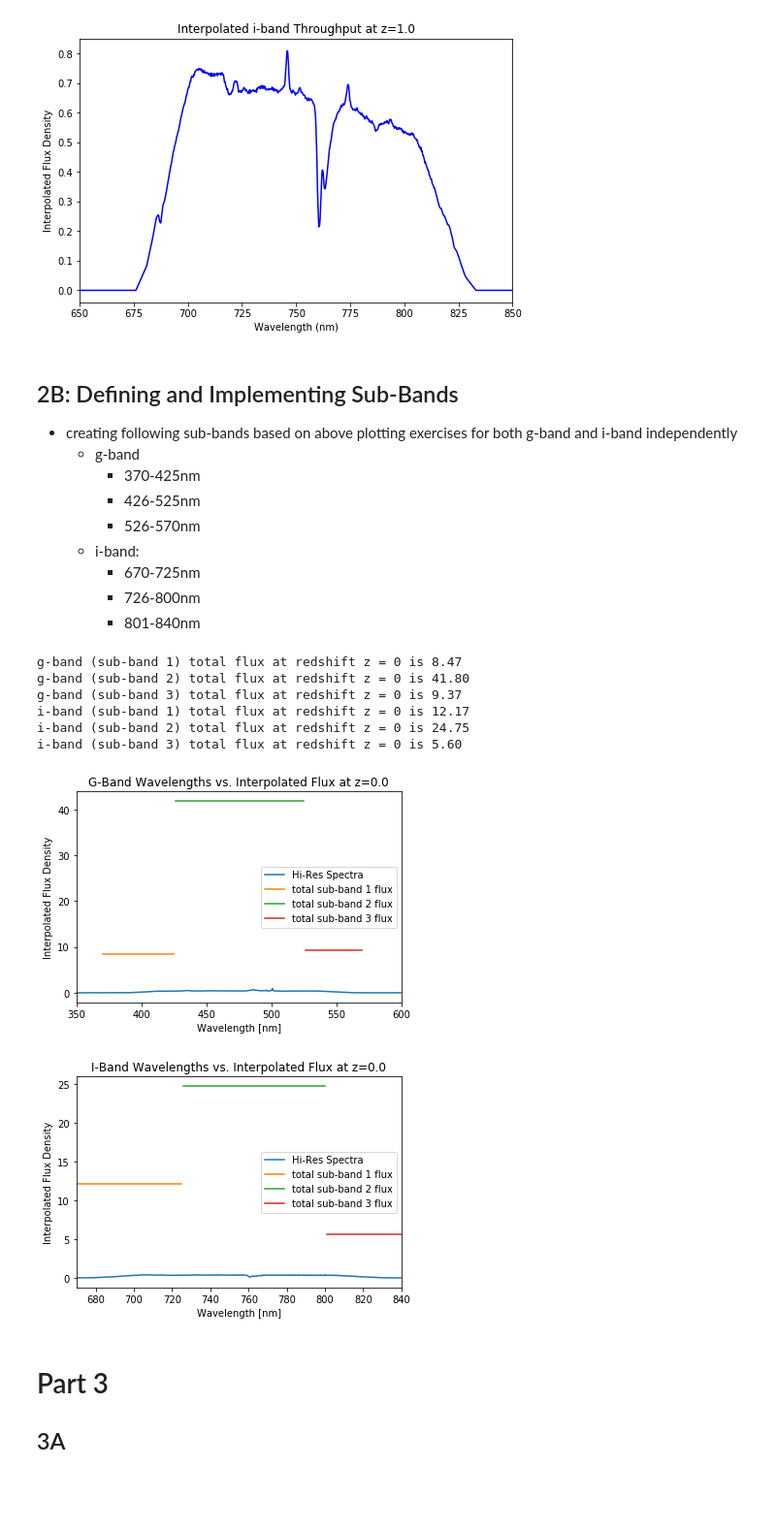
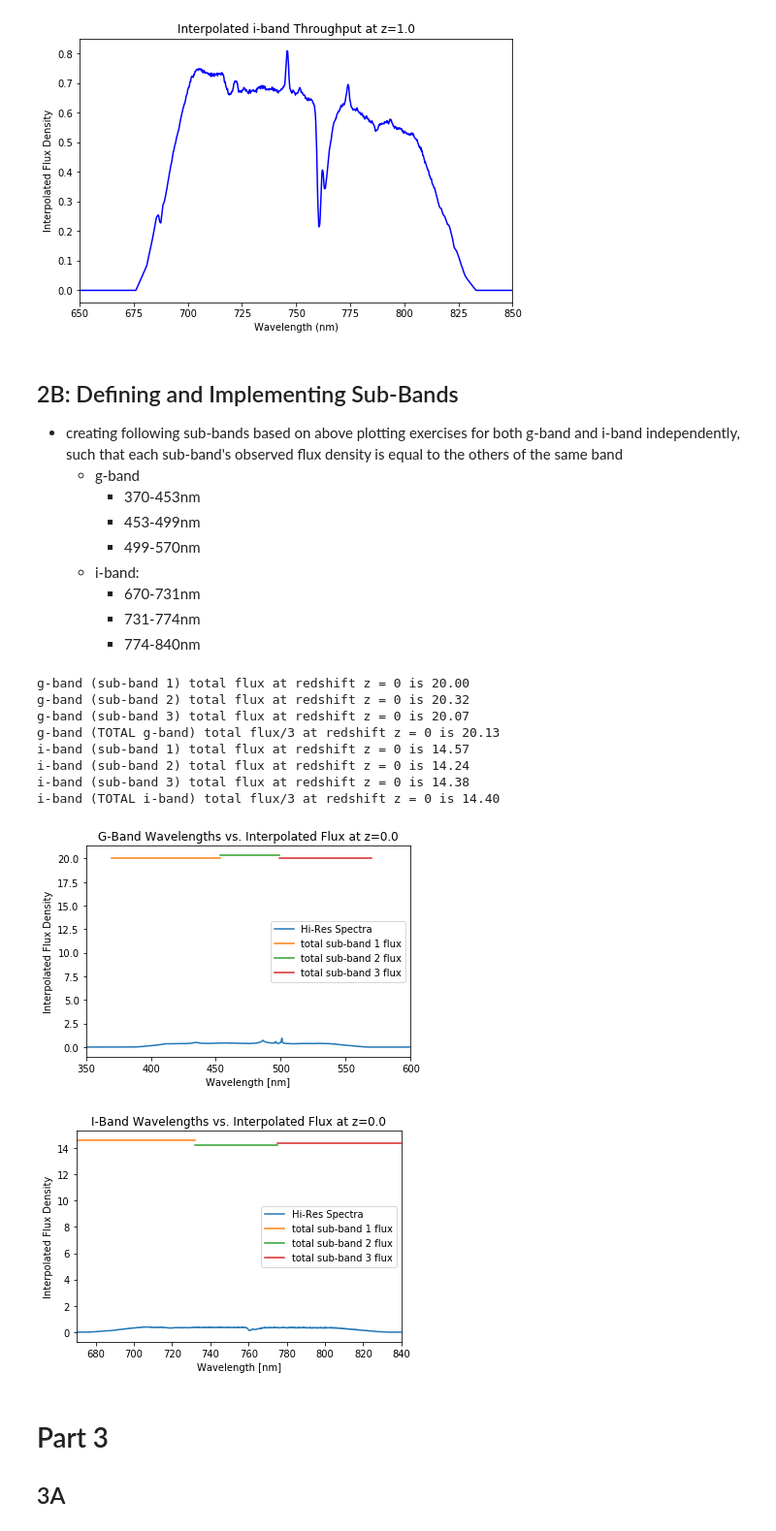
Before and after one commit to jbc1216/ASTR499, a Jupyter notebook: Winter Quarter Assignment 1.ipynb, the cells around one changed output. Shown at 97% size. Cells and saved outputs as stored; diff of their text form; code cells hidden in the pictures; blank space fills up the shorter version.

```diff
--- a/Winter Quarter Assignment 1.ipynb
+++ b/Winter Quarter Assignment 1.ipynb
@@ -266,15 +263,15 @@ plt.show()
 [figure]
 # %% [markdown]
 ## 2B: Defining and Implementing Sub-Bands
-- creating following sub-bands based on above plotting exercises for both g-band and i-band independently
+- creating following sub-bands based on above plotting exercises for both g-band and i-band independently, such that each sub-band's observed flux density is equal to the others of the same band
     - g-band
-        - 370-425nm
-        - 426-525nm
-        - 526-570nm
+        - 370-453nm
+        - 453-499nm
+        - 499-570nm
     - i-band:
-        - 670-725nm
-        - 726-800nm
-        - 801-840nm
+        - 670-731nm
+        - 731-774nm
+        - 774-840nm
 # %%
 # defining function to calculate flux for sub-bands
 def FluxCalc(wavelength, flux, throughput_wl, throughput, band, units=u.nm, redshift=0., wavelength_min=None, wavelength_max=None):
@@ -296,65 +288,72 @@ def FluxCalc(wavelength, flux, throughput_wl, throughput, band, units=u.nm, reds
 # %%
 # defining sub-band linspaces for g- and i- bands
-gsub1 = np.linspace(370, 425, 425-369)* u.nm
-gsub2 = np.linspace(426, 525, 525-425)* u.nm
-gsub3 = np.linspace(526, 570, 570-525)* u.nm
+gsub1 = np.linspace(370, 453, 453-369)* u.nm
+gsub2 = np.linspace(453, 499, 499-452)* u.nm
+gsub3 = np.linspace(499, 570, 570-498)* u.nm
 
-isub1 = np.linspace(670, 725, 725-669)* u.nm
-isub2 = np.linspace(726, 800, 800-725)* u.nm
-isub3 = np.linspace(801, 840, 840-800)* u.nm
+isub1 = np.linspace(670, 732, 732-669)* u.nm
+isub2 = np.linspace(732, 775, 775-731)* u.nm
+isub3 = np.linspace(775, 840, 840-774)* u.nm
+### tune subbands so that a flat spectra returns three equal values for each defined sub-band
 # %%
-# using the sub-bands individually, i now want total calculated flux within each sub-band
+# using the sub-bands individually, we now want total calculated flux within each sub-band
 for z in [0]:
-    gflux1 = FluxCalc(Wavelength, FluxD, gWavelength, gThroughput, band = 'g', redshift = z, wavelength_min = 370*u.nm, wavelength_max = 425*u.nm)
+    gflux1 = FluxCalc(Wavelength, FluxD, gWavelength, gThroughput, band = 'g', redshift = z, wavelength_min = 370*u.nm, wavelength_max = 453*u.nm)
     print(f'g-band (sub-band 1) total flux at redshift z = {z} is {gflux1:.2f}')
-    gflux2 = FluxCalc(Wavelength, FluxD, gWavelength, gThroughput, band = 'g', redshift = z, wavelength_min = 426*u.nm, wavelength_max = 525*u.nm)
+    gflux2 = FluxCalc(Wavelength, FluxD, gWavelength, gThroughput, band = 'g', redshift = z, wavelength_min = 453*u.nm, wavelength_max = 499*u.nm)
     print(f'g-band (sub-band 2) total flux at redshift z = {z} is {gflux2:.2f}')
-    gflux3 = FluxCalc(Wavelength, FluxD, gWavelength, gThroughput, band = 'g', redshift = z, wavelength_min = 526*u.nm, wavelength_max = 570*u.nm)
+    gflux3 = FluxCalc(Wavelength, FluxD, gWavelength, gThroughput, band = 'g', redshift = z, wavelength_min = 499*u.nm, wavelength_max = 570*u.nm)
     print(f'g-band (sub-band 3) total flux at redshift z = {z} is {gflux3:.2f}')
+    gfluxtot = FluxCalc(Wavelength, FluxD, gWavelength, gThroughput, band = 'g', redshift = z, wavelength_min = 370*u.nm, wavelength_max = 570*u.nm)
+    print(f'g-band (TOTAL g-band) total flux/3 at redshift z = {z} is {gfluxtot/3:.2f}')
     # now same with i-band sub-bands
-    iflux1 = FluxCalc(Wavelength, FluxD, iWavelength, iThroughput, band = 'i', redshift = z, wavelength_min = 670*u.nm, wavelength_max = 725*u.nm)
+    iflux1 = FluxCalc(Wavelength, FluxD, iWavelength, iThroughput, band = 'i', redshift = z, wavelength_min = 670*u.nm, wavelength_max = 732*u.nm)
     print(f'i-band (sub-band 1) total flux at redshift z = {z} is {iflux1:.2f}')
-    iflux2 = FluxCalc(Wavelength, FluxD, iWavelength, iThroughput, band = 'i', redshift = z, wavelength_min = 726*u.nm, wavelength_max = 800*u.nm)
+    iflux2 = FluxCalc(Wavelength, FluxD, iWavelength, iThroughput, band = 'i', redshift = z, wavelength_min = 732*u.nm, wavelength_max = 775*u.nm)
     print(f'i-band (sub-band 2) total flux at redshift z = {z} is {iflux2:.2f}')
-    iflux3 = FluxCalc(Wavelength, FluxD, iWavelength, iThroughput, band = 'i', redshift = z, wavelength_min = 801*u.nm, wavelength_max = 840*u.nm)
+    iflux3 = FluxCalc(Wavelength, FluxD, iWavelength, iThroughput, band = 'i', redshift = z, wavelength_min = 775*u.nm, wavelength_max = 840*u.nm)
     print(f'i-band (sub-band 3) total flux at redshift z = {z} is {iflux3:.2f}')
+    ifluxtot = FluxCalc(Wavelength, FluxD, iWavelength, iThroughput, band = 'i', redshift = z, wavelength_min = 670*u.nm, wavelength_max = 840*u.nm)
+    print(f'i-band (TOTAL i-band) total flux/3 at redshift z = {z} is {ifluxtot/3:.2f}')
 # %% [output]
-g-band (sub-band 1) total flux at redshift z = 0 is 8.47
-g-band (sub-band 2) total flux at redshift z = 0 is 41.80
-g-band (sub-band 3) total flux at redshift z = 0 is 9.37
-i-band (sub-band 1) total flux at redshift z = 0 is 12.17
-i-band (sub-band 2) total flux at redshift z = 0 is 24.75
-i-band (sub-band 3) total flux at redshift z = 0 is 5.60
+g-band (sub-band 1) total flux at redshift z = 0 is 20.00
+g-band (sub-band 2) total flux at redshift z = 0 is 20.32
+g-band (sub-band 3) total flux at redshift z = 0 is 20.07
+g-band (TOTAL g-band) total flux/3 at redshift z = 0 is 20.13
+i-band (sub-band 1) total flux at redshift z = 0 is 14.57
+i-band (sub-band 2) total flux at redshift z = 0 is 14.24
+i-band (sub-band 3) total flux at redshift z = 0 is 14.38
+i-band (TOTAL i-band) total flux/3 at redshift z = 0 is 14.40
 # %%
 gInterp = np.interp(Wavelength, gWavelength, gThroughput)
 # can now plot expected flux vs spectra for each band
 fig, ax = plt.subplots(1,1)
 ax.plot(Wavelength, FluxD*gInterp, label = 'Hi-Res Spectra')
 ax.set_xlabel('Wavelength [nm]')
 ax.set_ylabel('Interpolated Flux Density')
 ax.set_title('G-Band Wavelengths vs. Interpolated Flux at z=0.0')
-ax.plot(gsub1, [gflux1]*56, label='total sub-band 1 flux')
-ax.plot(gsub2, [gflux2]*100, label='total sub-band 2 flux')
-ax.plot(gsub3, [gflux3]*45, label='total sub-band 3 flux')
+ax.plot(gsub1, [gflux1]*84, label='total sub-band 1 flux')
+ax.plot(gsub2, [gflux2]*47, label='total sub-band 2 flux')
+ax.plot(gsub3, [gflux3]*72, label='total sub-band 3 flux')
 ax.set_xlim(350,600)
 ax.legend(loc='best')
 plt.show()
 
 # i-band plot
 fig, ax = plt.subplots(1,1)
 ax.plot(Wavelength, FluxD*iInterp, label = 'Hi-Res Spectra')
 ax.set_xlabel('Wavelength [nm]')
 ax.set_ylabel('Interpolated Flux Density')
 ax.set_title('I-Band Wavelengths vs. Interpolated Flux at z=0.0')
-ax.plot(isub1, [iflux1]*56, label='total sub-band 1 flux')
-ax.plot(isub2, [iflux2]*75, label='total sub-band 2 flux')
-ax.plot(isub3, [iflux3]*40, label='total sub-band 3 flux')
+ax.plot(isub1, [iflux1]*63, label='total sub-band 1 flux')
+ax.plot(isub2, [iflux2]*44, label='total sub-band 2 flux')
+ax.plot(isub3, [iflux3]*66, label='total sub-band 3 flux')
 ax.set_xlim(670,840)
 ax.legend(loc='best')
 plt.show()
 # %% [output]
-[figure, old version]
+[figure, new version]
-[figure, old version]
+[figure, new version]
 # %% [markdown]
 # Part 3
 ## 3A
```
Also changed, not shown: parts of 11 cells of this notebook.
